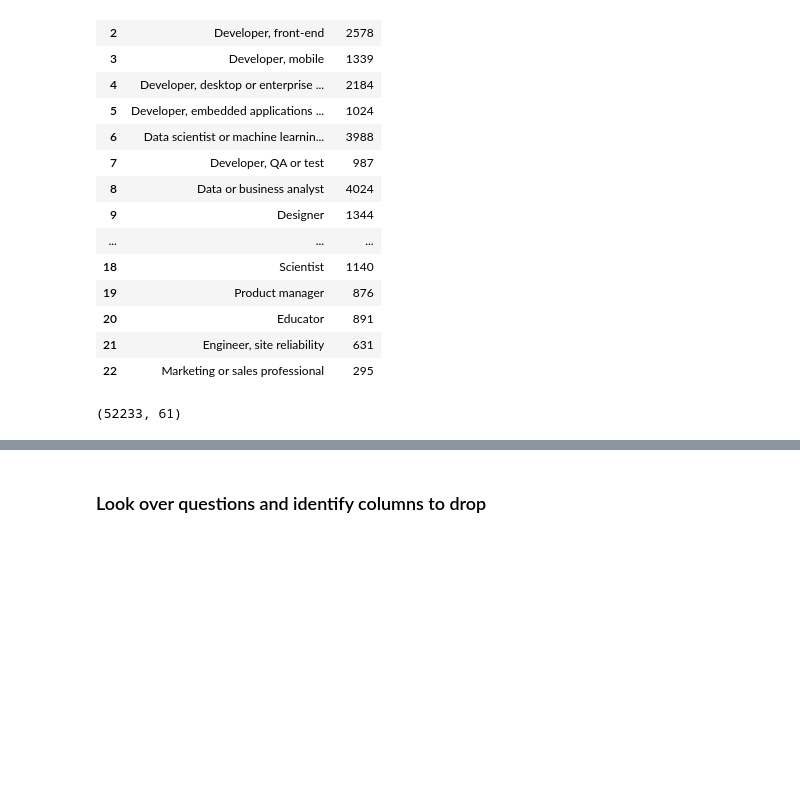
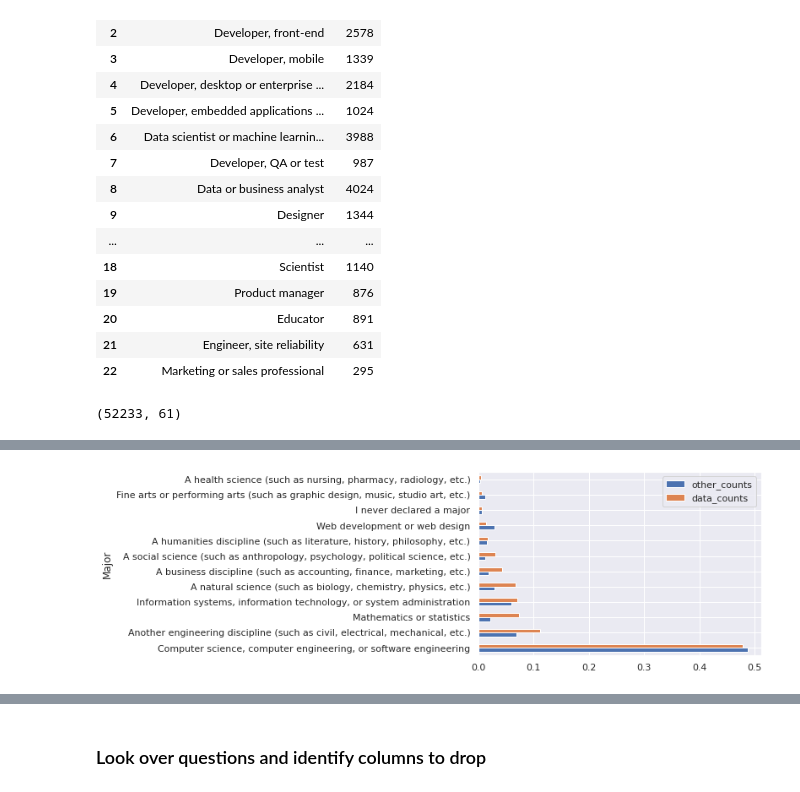
Before and after one commit to SolanaO/Developers_Survey_Analysis, a Jupyter notebook: stackBlogDataAnalysis.ipynb, the cells around one changed output, grey strips where cells are left out. Drawn from its saved outputs; the diff is of its cells as text; code cells hidden in the pictures; blank space fills up the shorter version.

```diff
--- a/stackBlogDataAnalysis.ipynb
+++ b/stackBlogDataAnalysis.ipynb
@@ -454,0 +514,7 @@ other_coders.shape
+# %%
+# plot the data
+temp_major = merge_df(data_major, others_major, 'Major')
+sided_plot = temp_major.plot(x = 'Major', y = ['other_counts','data_counts'], kind="barh")
+plt.xlabel('');
+# %% [output]
+[figure, added]
```
Also changed, not shown: parts of 16 cells of this notebook.
